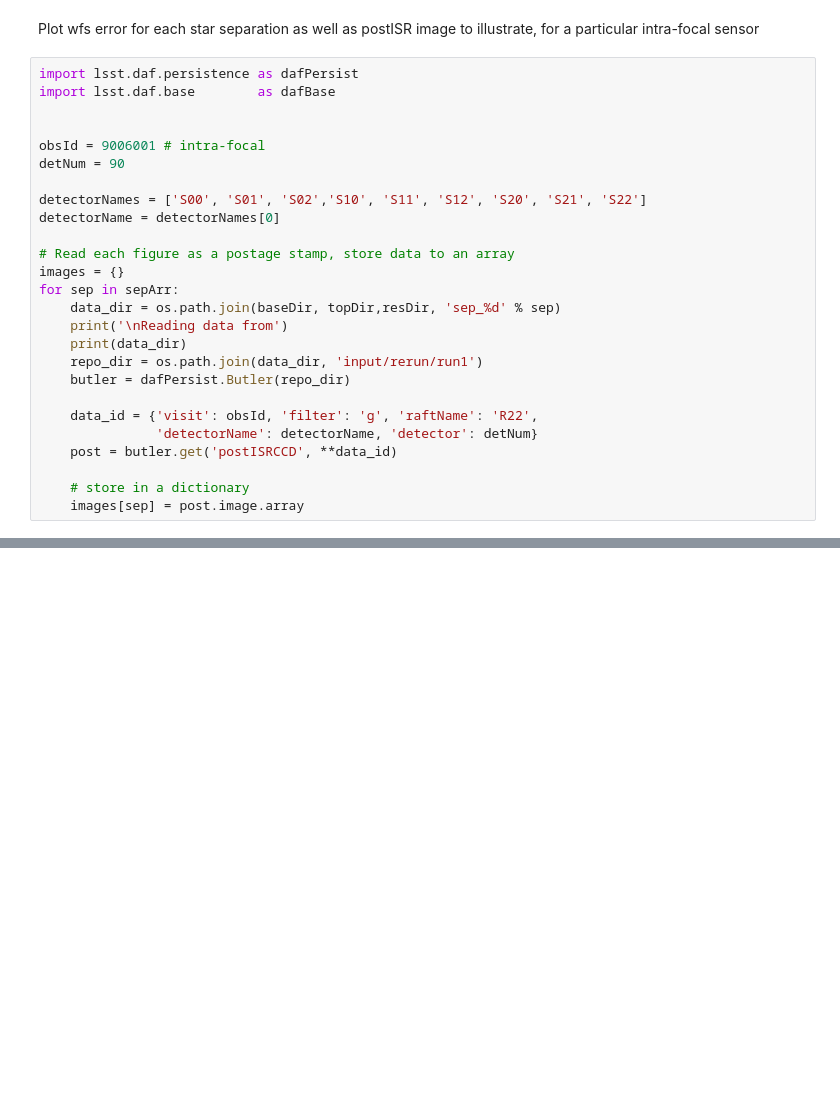
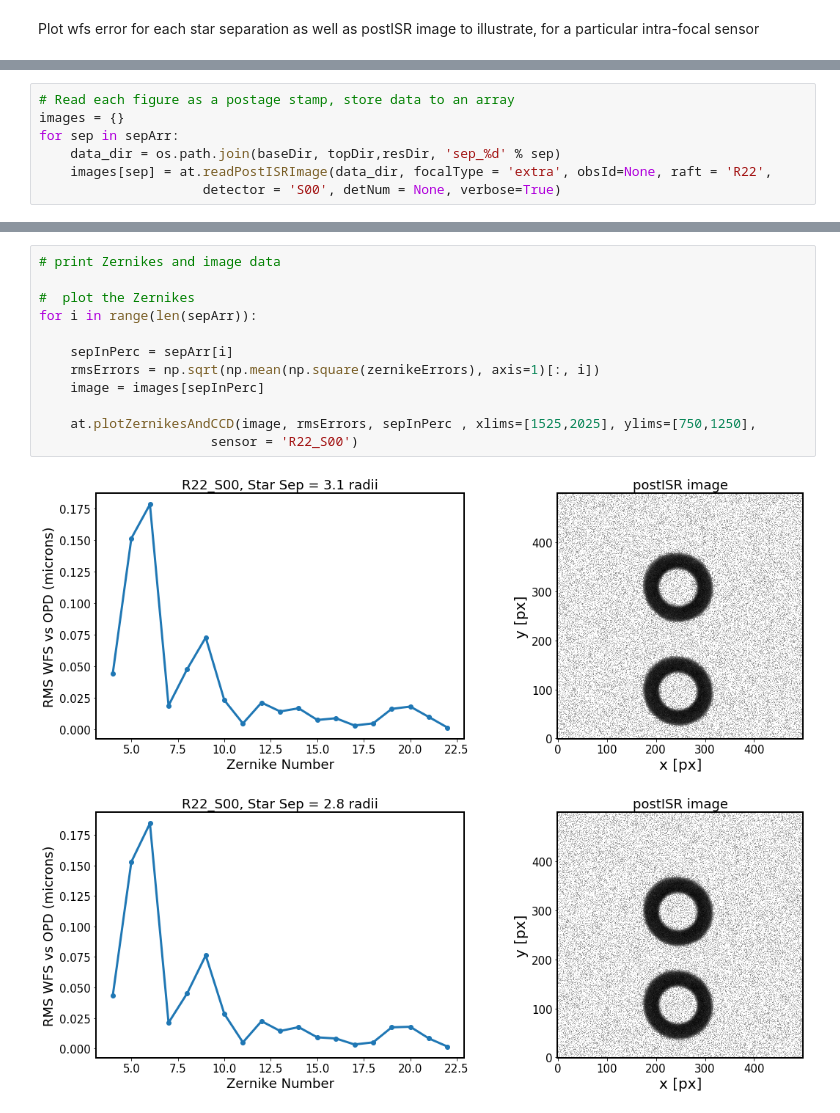
Before and after one commit to lsst-ts/ts_phosim, a Jupyter notebook: notebooks/analysis_notebooks/AOS_singleAmpSep.ipynb, the cells around one changed output, grey strips where cells are left out. Cells and saved outputs as stored; diff of their text form; blank space fills up the shorter version.

```diff
--- a/notebooks/analysis_notebooks/AOS_singleAmpSep.ipynb
+++ b/notebooks/analysis_notebooks/AOS_singleAmpSep.ipynb
@@ -198,29 +224,3 @@ This picture from https://www.janssenprecisionengineering.com/wp-content/uploads
     <img src='Zernike_modes_adapted.png'></img>
 # %% [markdown]
 Plot wfs error for each star separation as well as postISR image to illustrate, for a particular intra-focal sensor
-# %%
-import lsst.daf.persistence as dafPersist
-import lsst.daf.base        as dafBase
-
-
-obsId = 9006001 # intra-focal
-detNum = 90
-
-detectorNames = ['S00', 'S01', 'S02','S10', 'S11', 'S12', 'S20', 'S21', 'S22']
-detectorName = detectorNames[0]
-
-# Read each figure as a postage stamp, store data to an array
-images = {}
-for sep in sepArr:
-    data_dir = os.path.join(baseDir, topDir,resDir, 'sep_%d' % sep)
-    print('\nReading data from')
-    print(data_dir)
-    repo_dir = os.path.join(data_dir, 'input/rerun/run1')
-    butler = dafPersist.Butler(repo_dir)
-
-    data_id = {'visit': obsId, 'filter': 'g', 'raftName': 'R22',
-               'detectorName': detectorName, 'detector': detNum}
-    post = butler.get('postISRCCD', **data_id)
-
-    # store in a dictionary
-    images[sep] = post.image.array
@@ -399,0 +227,7 @@ plt.tight_layout()
+# %%
+# Read each figure as a postage stamp, store data to an array
+images = {}
+for sep in sepArr:
+    data_dir = os.path.join(baseDir, topDir,resDir, 'sep_%d' % sep)
+    images[sep] = at.readPostISRImage(data_dir, focalType = 'extra', obsId=None, raft = 'R22',
+                     detector = 'S00', detNum = None, verbose=True)
@@ -402,0 +255,15 @@ TypeError: 'AxesImage' object is not subscriptable
+# %%
+# print Zernikes and image data
+
+#  plot the Zernikes
+for i in range(len(sepArr)):
+
+    sepInPerc = sepArr[i]
+    rmsErrors = np.sqrt(np.mean(np.square(zernikeErrors), axis=1)[:, i])
+    image = images[sepInPerc]
+
+    at.plotZernikesAndCCD(image, rmsErrors, sepInPerc , xlims=[1525,2025], ylims=[750,1250],
+                      sensor = 'R22_S00')
+# %% [output]
+[figure, added]
+[figure, added]
```
Also changed, not shown: parts of 17 cells of this notebook.
